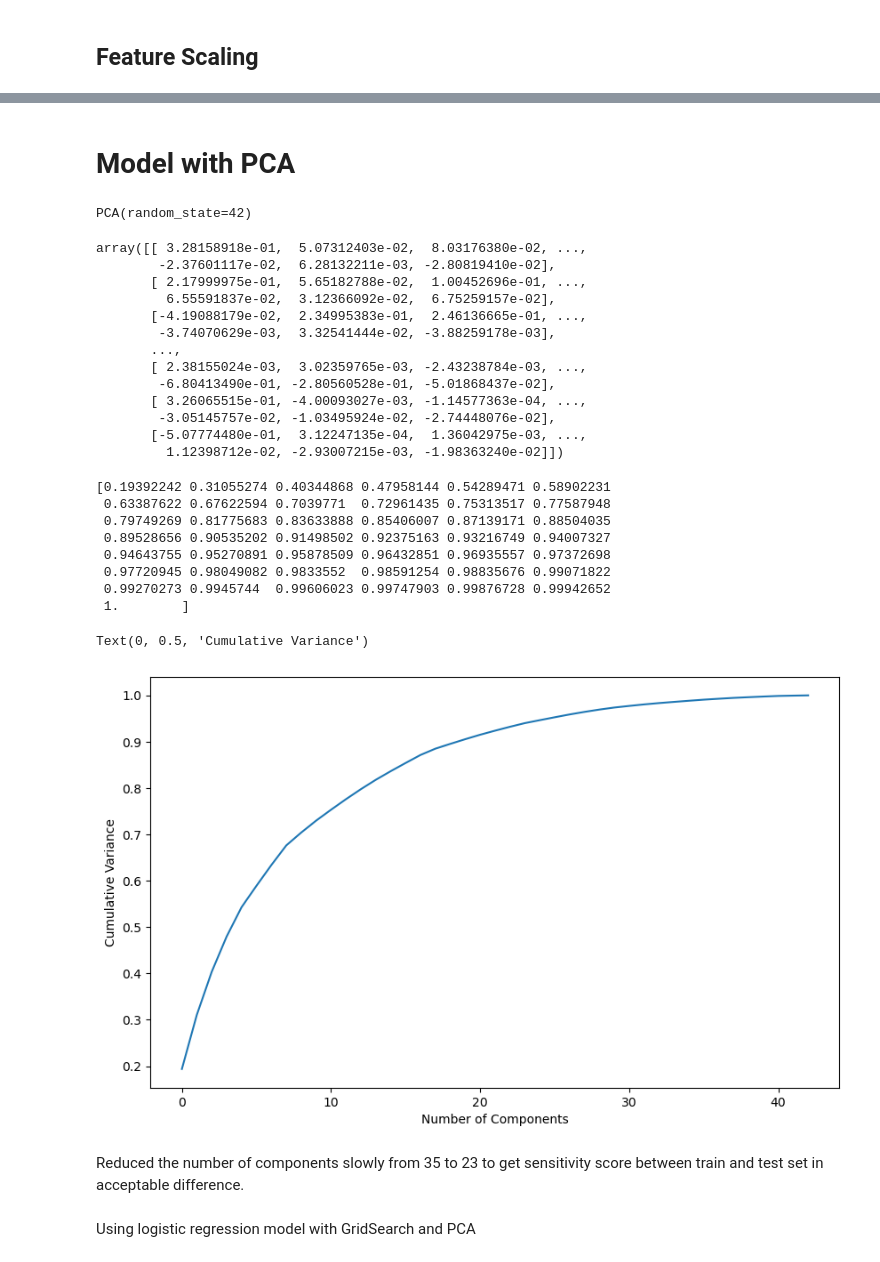
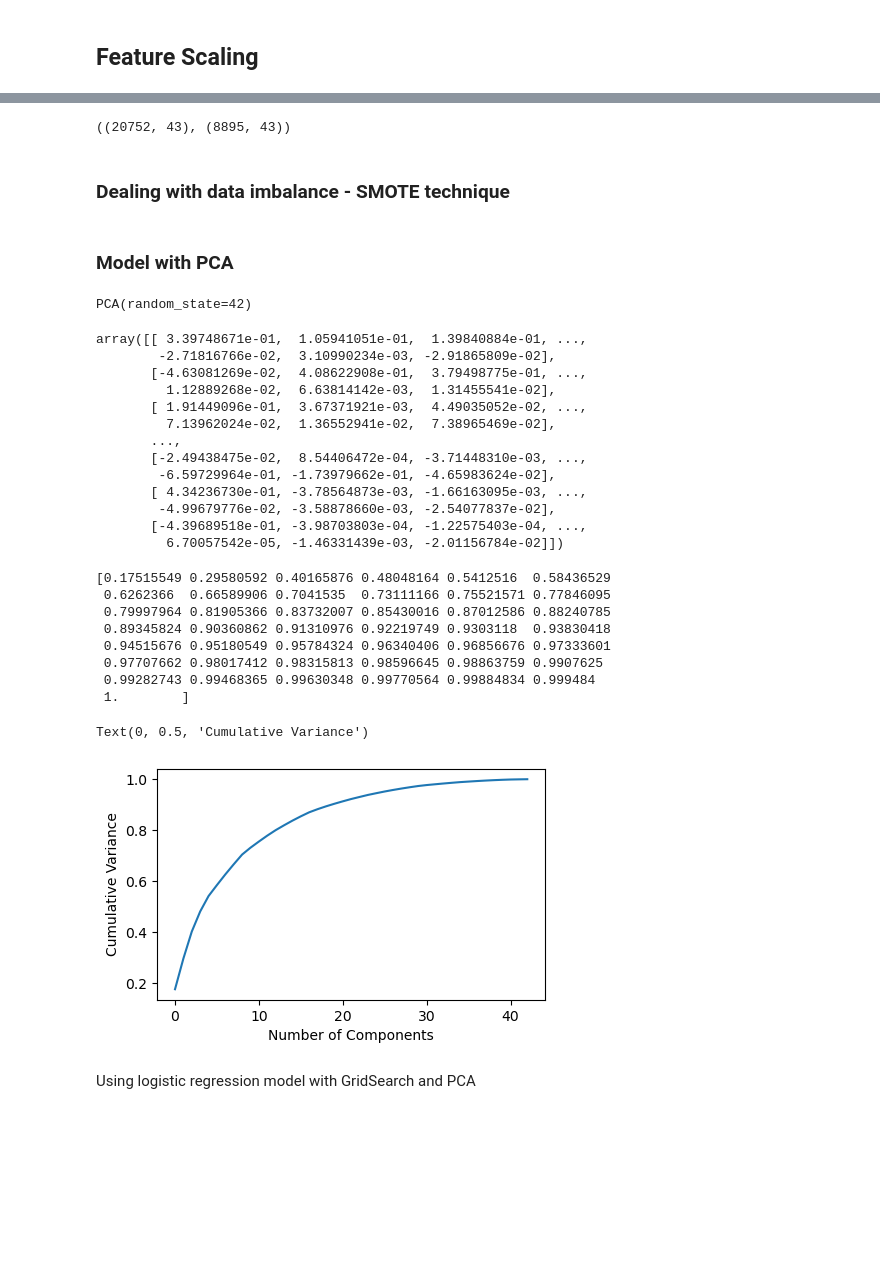
Before and after one commit to parijaatsunil/Telecom_Churn_Case_Study, a Jupyter notebook: Telecom Churn_July.ipynb, the cells around one changed output, grey strips where cells are left out. Saved outputs shown, nothing was run; the diff lists cells and outputs as text; code cells hidden in the pictures; blank space fills up the shorter version.

```diff
--- a/Telecom Churn_July.ipynb
+++ b/Telecom Churn_July.ipynb
@@ -830,0 +788,6 @@ X_test.head()
+# %%
+X_train.shape, X_test.shape
+# %% [output]
+((20752, 43), (8895, 43))
+# %% [markdown]
+### Dealing with data imbalance - SMOTE technique
@@ -831,52 +797,56 @@ X_test.head()
+# %%
+# Instantiate SMOTE
+smote = SMOTE(random_state=27)
+# %%
+# Fitting SMOTE to the train set
+X_train_smote, y_train_smote = smote.fit_resample(X_train, y_train)
 # %% [markdown]
-# Model with PCA
+### Model with PCA
 # %%
 # Instantiate PCA
-pca = PCA(random_state=42)
+pca_smote = PCA(random_state=42)
 
 # Fit train set on PCA
-pca.fit(X_train)
+pca_smote.fit(X_train_smote)
 # %% [output]
 PCA(random_state=42)
 # %%
 # Principal components
-pca.components_
+pca_smote.components_
 # %% [output]
-array([[ 3.28158918e-01,  5.07312403e-02,  8.03176380e-02, ...,
-        -2.37601117e-02,  6.28132211e-03, -2.80819410e-02],
-       [ 2.17999975e-01,  5.65182788e-02,  1.00452696e-01, ...,
-         6.55591837e-02,  3.12366092e-02,  6.75259157e-02],
-       [-4.19088179e-02,  2.34995383e-01,  2.46136665e-01, ...,
-        -3.74070629e-03,  3.32541444e-02, -3.88259178e-03],
+array([[ 3.39748671e-01,  1.05941051e-01,  1.39840884e-01, ...,
+        -2.71816766e-02,  3.10990234e-03, -2.91865809e-02],
+       [-4.63081269e-02,  4.08622908e-01,  3.79498775e-01, ...,
+         1.12889268e-02,  6.63814142e-03,  1.31455541e-02],
+       [ 1.91449096e-01,  3.67371921e-03,  4.49035052e-02, ...,
+         7.13962024e-02,  1.36552941e-02,  7.38965469e-02],
        ...,
-       [ 2.38155024e-03,  3.02359765e-03, -2.43238784e-03, ...,
-        -6.80413490e-01, -2.80560528e-01, -5.01868437e-02],
-       [ 3.26065515e-01, -4.00093027e-03, -1.14577363e-04, ...,
-        -3.05145757e-02, -1.03495924e-02, -2.74448076e-02],
-       [-5.07774480e-01,  3.12247135e-04,  1.36042975e-03, ...,
-         1.12398712e-02, -2.93007215e-03, -1.98363240e-02]])
+       [-2.49438475e-02,  8.54406472e-04, -3.71448310e-03, ...,
+        -6.59729964e-01, -1.73979662e-01, -4.65983624e-02],
+       [ 4.34236730e-01, -3.78564873e-03, -1.66163095e-03, ...,
+        -4.99679776e-02, -3.58878660e-03, -2.54077837e-02],
+       [-4.39689518e-01, -3.98703803e-04, -1.22575403e-04, ...,
+         6.70057542e-05, -1.46331439e-03, -2.01156784e-02]])
 # %%
 # Cumuliative varinace of the PCs
-variance_cumu = np.cumsum(pca.explained_variance_ratio_)
+variance_cumu = np.cumsum(pca_smote.explained_variance_ratio_)
 print(variance_cumu)
 # %% [output]
-[0.19392242 0.31055274 0.40344868 0.47958144 0.54289471 0.58902231
- 0.63387622 0.67622594 0.7039771  0.72961435 0.75313517 0.77587948
- 0.79749269 0.81775683 0.83633888 0.85406007 0.87139171 0.88504035
- 0.89528656 0.90535202 0.91498502 0.92375163 0.93216749 0.94007327
- 0.94643755 0.95270891 0.95878509 0.96432851 0.96935557 0.97372698
- 0.97720945 0.98049082 0.9833552  0.98591254 0.98835676 0.99071822
- 0.99270273 0.9945744  0.99606023 0.99747903 0.99876728 0.99942652
+[0.17515549 0.29580592 0.40165876 0.48048164 0.5412516  0.58436529
+ 0.6262366  0.66589906 0.7041535  0.73111166 0.75521571 0.77846095
+ 0.79997964 0.81905366 0.83732007 0.85430016 0.87012586 0.88240785
+ 0.89345824 0.90360862 0.91310976 0.92219749 0.9303118  0.93830418
+ 0.94515676 0.95180549 0.95784324 0.96340406 0.96856676 0.97333601
+ 0.97707662 0.98017412 0.98315813 0.98596645 0.98863759 0.9907625
+ 0.99282743 0.99468365 0.99630348 0.99770564 0.99884834 0.999484
  1.        ]
 # %%
 # Plotting scree plot
-fig = plt.figure(figsize = (10,6))
+fig = plt.figure(figsize = (5,3))
 plt.plot(variance_cumu)
 plt.xlabel('Number of Components')
 plt.ylabel('Cumulative Variance')
 # %% [output]
 Text(0, 0.5, 'Cumulative Variance')
-[figure, old version]
+[figure, new version]
-# %% [markdown]
-Reduced the number of components slowly from 35 to 23 to get sensitivity score between train and test set in acceptable difference.
 # %%
```
Also changed, not shown: parts of 169 cells of this notebook.
